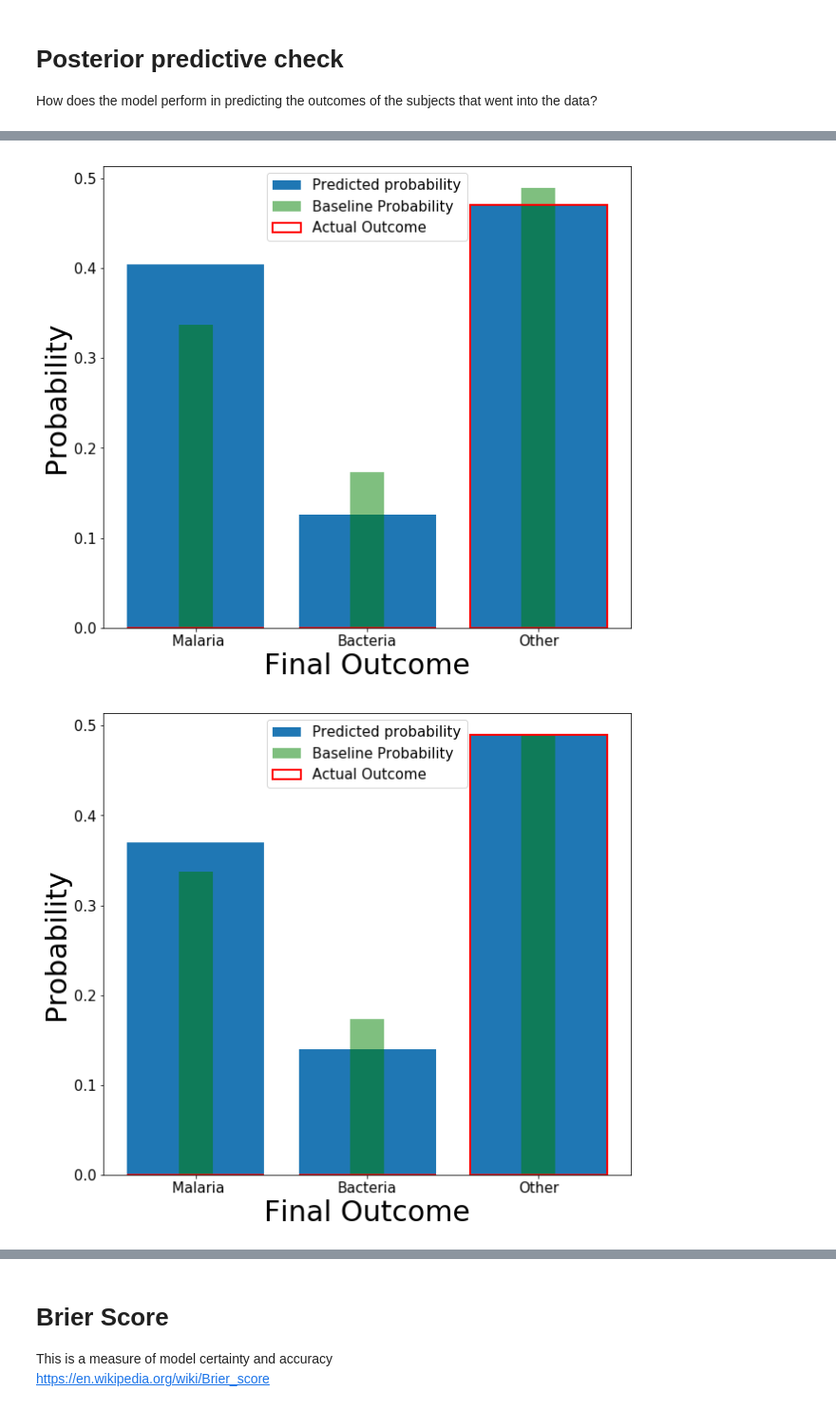
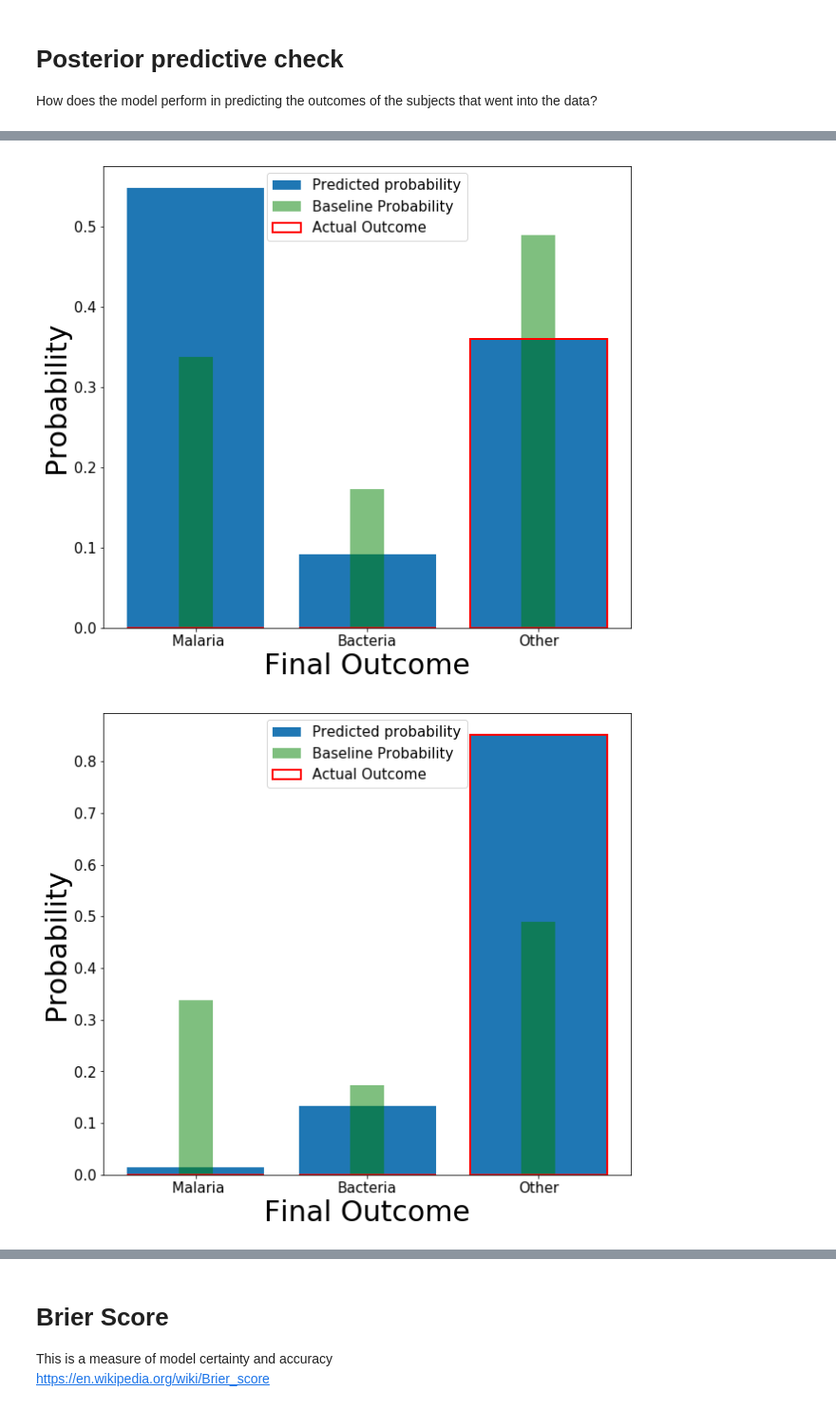
Before and after one commit to lmaesampson/CNSCat, a Jupyter notebook: Code/LogisticReg/RegressionImputed.ipynb, the cells around one changed output, grey strips where cells are left out. Shown at 95% size. Saved outputs shown, nothing was run; the diff lists cells and outputs as text; code cells hidden in the pictures.

```diff
--- a/Code/LogisticReg/RegressionImputed.ipynb
+++ b/Code/LogisticReg/RegressionImputed.ipynb
@@ -104,12 +104,6 @@ data[variable_cols].head()
 with pm.Model() as logistic_model:
 
     # Impute continuous variables
-    if np.isnan(sbp).sum():
-        mu_sbp = pm.Uniform("mu_sbp", lower = 50, upper = 200)
-        var_sbp = pm.HalfNormal('var_sbp', sd = 1)
-        x_sbp = pm.Normal('x_sbp', mu = mu_sbp, sd = var_sbp, observed=np.ma.masked_invalid(sbp))
-    else:
-        x_sbp = sbp
 
     if np.isnan(muac).sum():
         mu_muac = pm.Uniform("mu_muac", lower = 6, upper = 42)
@@ -169,8 +163,8 @@ with pm.Model() as logistic_model:
     else:
         x_incseizh = incseizh
 
-    X = [x_rdtresult, x_glasgtot, x_vacmen, female, x_incphoto, x_incirrit, temp, age,
-        x_sbp, x_muac, x_incfont, x_incneck, x_incseizh, incseiza]
+    X = [x_rdtresult, x_glasgtot, x_vacmen, female, x_incphoto, x_incirrit,
+         x_muac, x_incfont, x_incneck, x_incseizh]
 
     N, K = len(X), len(set(y))
 
@@ -184,5 +178,5 @@ with pm.Model() as logistic_model:
     Y_obs = pm.Categorical('Y_obs', p=p, observed=y)
 # %%
 with logistic_model:
-    trace = pm.sample(1000, tune=2000, cores=2)
+    trace = pm.sample(8000, tune=8000, cores=2)
 # %% [output]
@@ -257,17 +262,17 @@ plt.tick_params(axis='both', which='minor', labelsize=8)
 #ppc for person 1, example of a true neither case, note that positive rdttest makes this one miss badly
 ind = 1
 plt.bar([" Malaria","Bacteria","Other"], height=[
-    np.asscalar(sum(ppc['Y_obs'][:,ind,0] == 0) / 500),
-    np.asscalar(sum(ppc['Y_obs'][:,ind,0] == 1) / 500),
-    np.asscalar(sum(ppc['Y_obs'][:,ind,0] == 2) / 500)], width=0.8, label = "Predicted probability")
+    np.asscalar(sum(ppc['Y_obs'][:,ind] == 0) / 500),
+    np.asscalar(sum(ppc['Y_obs'][:,ind] == 1) / 500),
+    np.asscalar(sum(ppc['Y_obs'][:,ind] == 2) / 500)], width=0.8, label = "Predicted probability")
 
 plt.bar([0,1,2], height =[sum(y == 0) / len(y),sum(y == 1) / len(y),sum(y == 2) / len(y)],
         width=0.25*0.8, color='g', alpha=0.5, label='Baseline Probability')
 
 plt.bar([0,1,2],
-        height =[(y[ind] == 0).astype(int)*sum(ppc['Y_obs'][:,ind,0] == 0) / 500,
-                 (y[ind] == 1).astype(int)*sum(ppc['Y_obs'][:,ind,0] == 1) / 500,
-                 (y[ind] == 2).astype(int)*sum(ppc['Y_obs'][:,ind,0] == 2) / 500],
+        height =[(y[ind] == 0).astype(int)*sum(ppc['Y_obs'][:,ind] == 0) / 500,
+                 (y[ind] == 1).astype(int)*sum(ppc['Y_obs'][:,ind] == 1) / 500,
+                 (y[ind] == 2).astype(int)*sum(ppc['Y_obs'][:,ind] == 2) / 500],
         width=0.8, edgecolor = 'r',color='b', fc=(0, 1, 0, 0), lw = 2, label="Actual Outcome")
 
 plt.legend(loc = 9 , prop={'size': 15})
@@ -277,32 +282,32 @@ plt.rcParams["figure.figsize"] = (10, 9)
 plt.tick_params(axis='both', which='major', labelsize=15)
 plt.tick_params(axis='both', which='minor', labelsize=8)
 # %% [output]
-[figure, old version]
+[figure, new version]
 # %%
 #ppc for person 3, negative rdt test makes this one very certain (accuratley this time)
 ind = 3
 plt.bar([" Malaria","Bacteria","Other"], height=[
-    np.asscalar(sum(ppc['Y_obs'][:,ind,0] == 0) / 500),
-    np.asscalar(sum(ppc['Y_obs'][:,ind,0] == 1) / 500),
-    np.asscalar(sum(ppc['Y_obs'][:,ind,0] == 2) / 500)], width=0.8, label = "Predicted probability")
+    np.asscalar(sum(ppc['Y_obs'][:,ind] == 0) / 500),
+    np.asscalar(sum(ppc['Y_obs'][:,ind] == 1) / 500),
+    np.asscalar(sum(ppc['Y_obs'][:,ind] == 2) / 500)], width=0.8, label = "Predicted probability")
 
 plt.bar([0,1,2], height =[sum(y == 0) / len(y),sum(y == 1) / len(y),sum(y == 2) / len(y)],
         width=0.25*0.8, color='g', alpha=0.5, label='Baseline Probability')
 
 plt.bar([0,1,2],
-        height =[(y[ind] == 0).astype(int)*sum(ppc['Y_obs'][:,ind,0] == 0) / 500,
-                 (y[ind] == 1).astype(int)*sum(ppc['Y_obs'][:,ind,0] == 1) / 500,
-                 (y[ind] == 2).astype(int)*sum(ppc['Y_obs'][:,ind,0] == 2) / 500],
+        height =[(y[ind] == 0).astype(int)*sum(ppc['Y_obs'][:,ind] == 0) / 500,
+                 (y[ind] == 1).astype(int)*sum(ppc['Y_obs'][:,ind] == 1) / 500,
+                 (y[ind] == 2).astype(int)*sum(ppc['Y_obs'][:,ind] == 2) / 500],
         width=0.8, edgecolor = 'r',color='b', fc=(0, 1, 0, 0), lw = 2, label="Actual Outcome")
 
 plt.legend(loc = 9 , prop={'size': 15})
 plt.ylabel("Probability", fontsize = 30)
 plt.xlabel("Final Outcome", fontsize = 30)
 plt.rcParams["figure.figsize"] = (10, 9)
 plt.tick_params(axis='both', which='major', labelsize=15)
 plt.tick_params(axis='both', which='minor', labelsize=8)
 # %% [output]
-[figure, old version]
+[figure, new version]
 # %%
 #ppc for person 10, example of a true bacteria
 ind = 10
```
Also changed, not shown: parts of 30 cells of this notebook.
